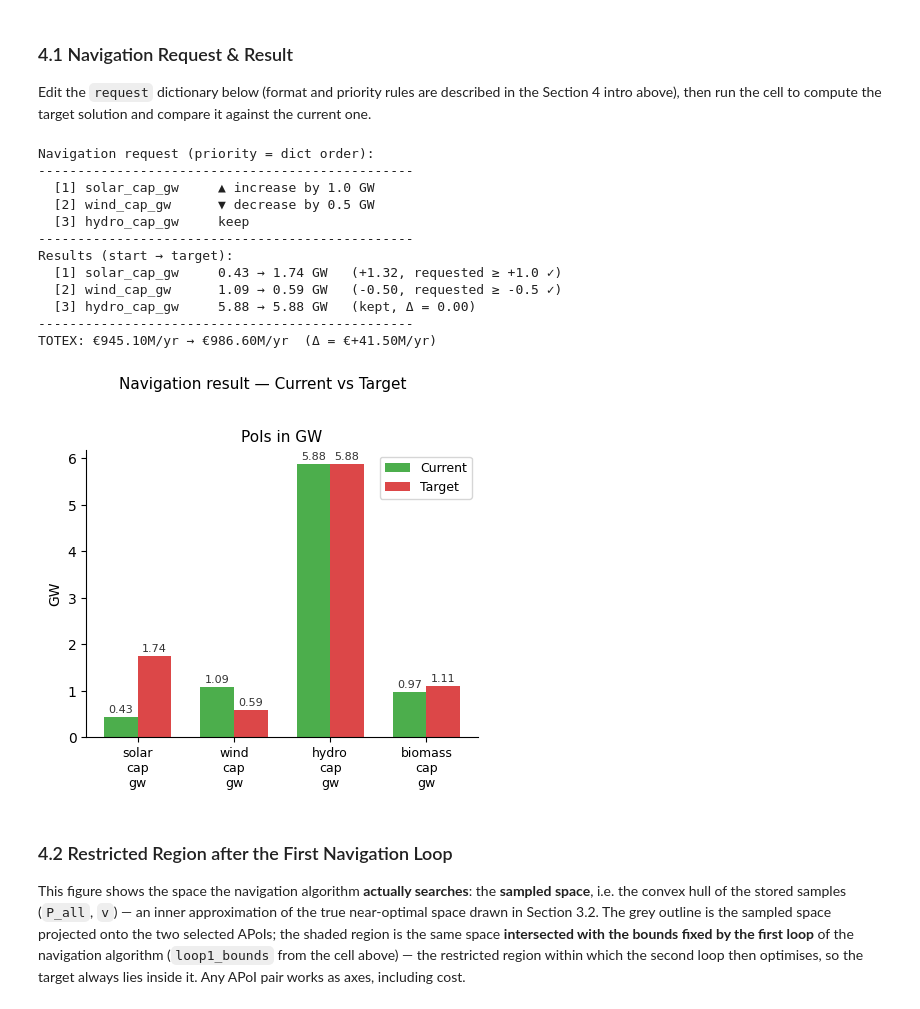
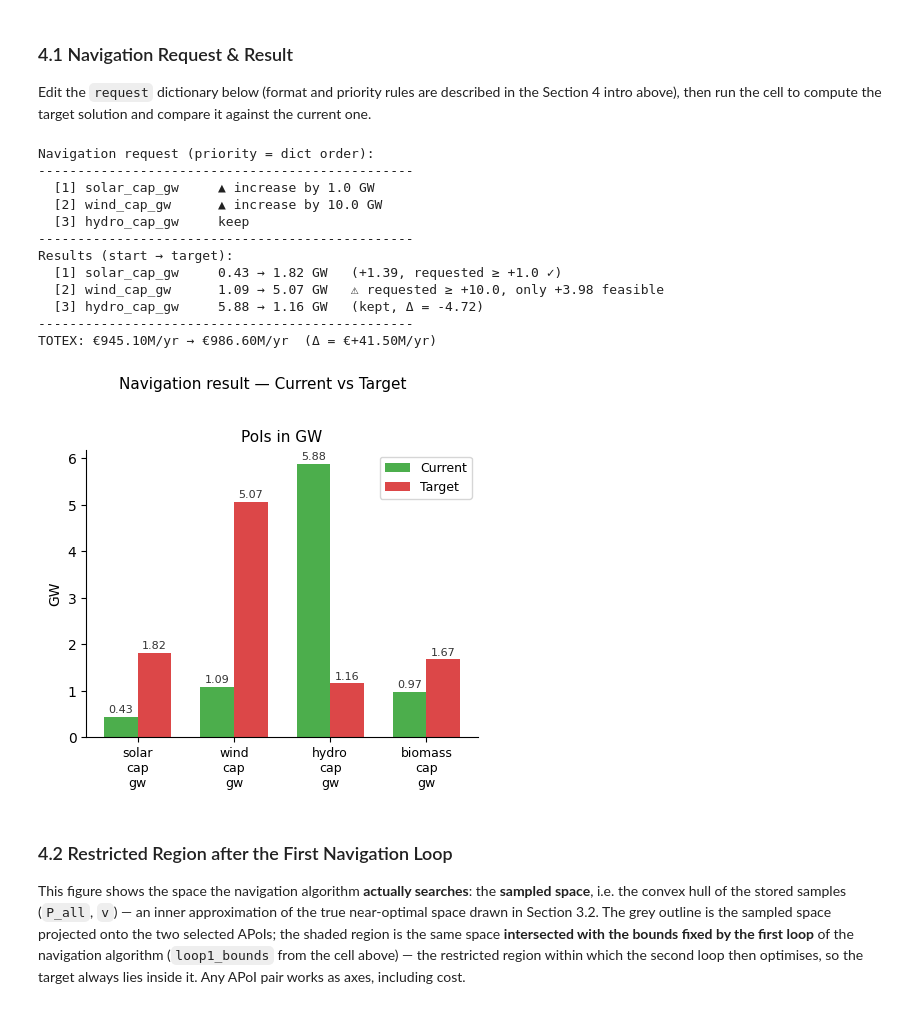
Before and after one commit to Alaa-Sleimi/pypsa-mga-explorer, a Jupyter notebook: mga_exploration.ipynb, the cells around one changed output. Cells and saved outputs as stored; diff of their text form; code cells hidden in the pictures.

```diff
--- a/mga_exploration.ipynb
+++ b/mga_exploration.ipynb
@@ -108,7 +108,7 @@ else:
             ("center-north", "center", "north", 1500.0),
             ("center-south", "center", "south", 1500.0),
             ("center-east",  "center", "east",  1500.0),
-            ("center-west",  "center", "west",  1500.0),
+            ("center-west",  "center", "west",  1200.0),
             ("north-east",   "north",  "east",  1000.0),
             ("south-west",   "south",  "west",  1000.0),
         ]:
@@ -322,7 +322,7 @@ from mga_engine.preparation_state import run_preparation, check_state, load as l
 
 # ── USER CONFIGURATION ──────────────────────────────────────────
 preparation_state_path = "data/preparation_state.nc"
-rerun_preparation      = False   # set True after changing the network (Section 1), the PoIs (Section 2), or the sampling parameters
+rerun_preparation      = True   # set True after changing the network (Section 1), the PoIs (Section 2), or the sampling parameters
 n_vertices             = 30      # boundary (vertex) samples
 n_interior_levels      = 5       # number of epsilon levels for interior sampling
 n_samples_per_level    = 10      # interior samples per epsilon level
@@ -620,7 +626,7 @@ current_solution = dict(zip(poi_names, p_s))
 
 request = {
     "solar_cap_gw": ("increase", 1.0),
-    "wind_cap_gw":  ("decrease", 0.5),
+    "wind_cap_gw":  ("increase", 10),
     "hydro_cap_gw": ("keep",     0.0),
     # biomass_cap_gw omitted -> left unconstrained (settled by the final min-cost solve)
 }
@@ -730,38 +736,38 @@ for ax, unit in zip(axes, unique_units):
     grp = [n for n in poi_names if poi_units.get(n, "") == unit]
     x = np.arange(len(grp)); width = 0.35
     cur = [current_solution[n] for n in grp]
     tgt = [target_solution[n]  for n in grp]
     b1 = ax.bar(x - width/2, cur, width, label="Current", color="#2CA02C", alpha=0.85)
     b2 = ax.bar(x + width/2, tgt, width, label="Target",  color="#D62728", alpha=0.85)
     ax.set_xticks(x)
     ax.set_xticklabels([n.replace("_", "\n") for n in grp], fontsize=9)
     ax.set_ylabel(unit, fontsize=10)
     ax.set_title(f"PoIs in {unit}", fontsize=11)
     ax.spines[["top", "right"]].set_visible(False)
     for bars in (b1, b2):
         for bar in bars:
             ax.text(bar.get_x() + bar.get_width()/2, bar.get_height() + 0.05,
                     f"{bar.get_height():.2f}", ha="center", va="bottom",
                     fontsize=8, color="#333")
     ax.legend(fontsize=9)
 
 plt.suptitle("Navigation result — Current vs Target", fontsize=11, y=1.02)
 plt.tight_layout()
 plt.show()
 # %% [output]
 Navigation request (priority = dict order):
 ------------------------------------------------
   [1] solar_cap_gw     ▲ increase by 1.0 GW
-  [2] wind_cap_gw      ▼ decrease by 0.5 GW
+  [2] wind_cap_gw      ▲ increase by 10.0 GW
   [3] hydro_cap_gw     keep
 ------------------------------------------------
 Results (start → target):
-  [1] solar_cap_gw     0.43 → 1.74 GW   (+1.32, requested ≥ +1.0 ✓)
-  [2] wind_cap_gw      1.09 → 0.59 GW   (-0.50, requested ≥ -0.5 ✓)
-  [3] hydro_cap_gw     5.88 → 5.88 GW   (kept, Δ = 0.00)
+  [1] solar_cap_gw     0.43 → 1.82 GW   (+1.39, requested ≥ +1.0 ✓)
+  [2] wind_cap_gw      1.09 → 5.07 GW   ⚠ requested ≥ +10.0, only +3.98 feasible
+  [3] hydro_cap_gw     5.88 → 1.16 GW   (kept, Δ = -4.72)
 ------------------------------------------------
 TOTEX: €945.10M/yr → €986.60M/yr  (Δ = €+41.50M/yr)
-[figure, old version]
+[figure, new version]
 # %% [markdown]
 ### 4.2 Restricted Region after the First Navigation Loop
 
```
Also changed, not shown: parts of 3 cells of this notebook, 21 other files.
